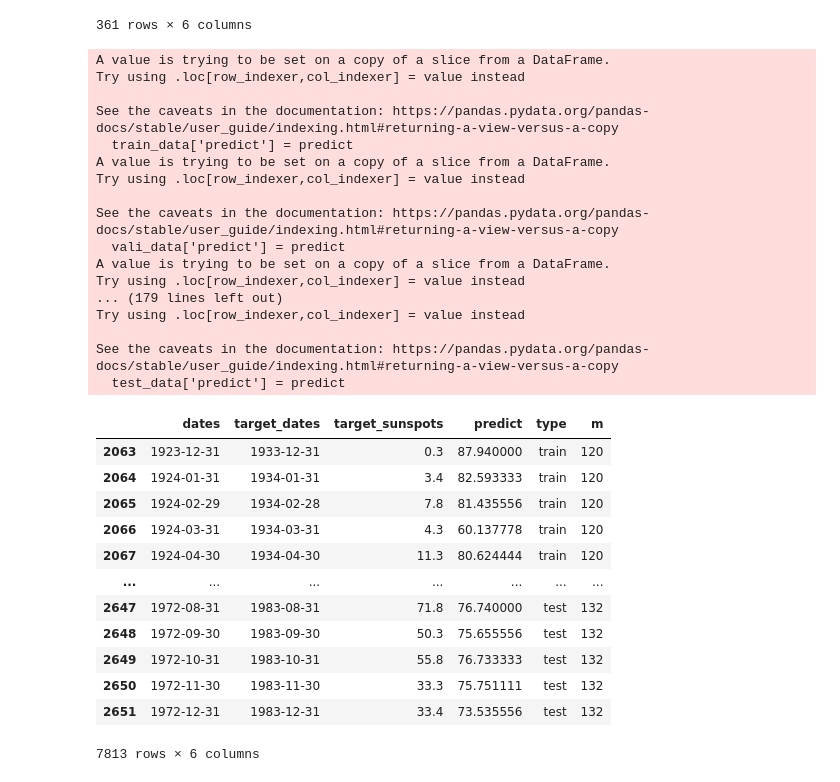
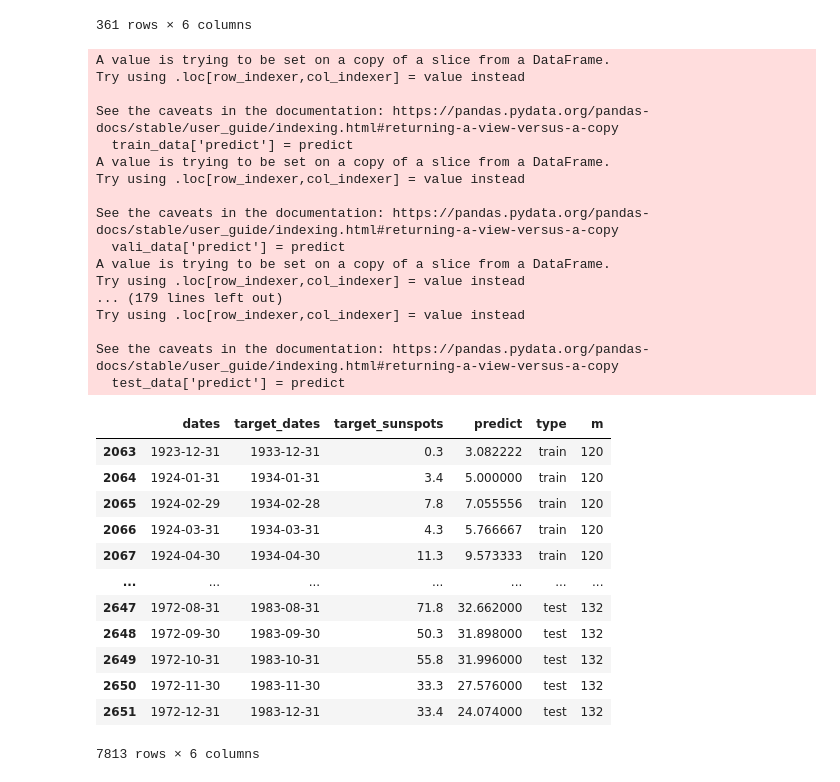
Before and after one commit to ambroselin0/python_learn, a Jupyter notebook: project/random_forest.ipynb, the cells around one changed output. Drawn from its saved outputs; the diff is of its cells as text; code cells hidden in the pictures.

```diff
--- a/project/random_forest.ipynb
+++ b/project/random_forest.ipynb
@@ -157,6 +157,7 @@ for j in tqdm(range(120, 133)):
     train_data, vali_data = next(data_split)
     train_data, vali_data, test_data = split_data(data)
     rf = RandomForestRegressor(n_jobs=6, n_estimators=n_estimators, max_depth=max_depth, criterion=criterion)
+    train_x, train_y = make_x_y(train_data)
     rf.fit(X=train_x, y=train_y)
     predict = rf.predict(train_x)
     train_data['predict'] = predict
@@ -173,44 +174,44 @@ for j in tqdm(range(120, 133)):
     results.append(vali_data)
     test_x, test_y = make_x_y(test_data)
     predict = rf.predict(test_x)
     test_data['predict'] = predict
     test_data = test_data[['dates', 'target_dates', 'target_sunspots', 'predict']].copy(deep=True)
     test_data['type'] = 'test'
     test_data['m'] = j
     results.append(test_data)
 
 results = pd.concat(results)
 results
 # %% [output]
 A value is trying to be set on a copy of a slice from a DataFrame.
 Try using .loc[row_indexer,col_indexer] = value instead
 
 See the caveats in the documentation: https://pandas.pydata.org/pandas-docs/stable/user_guide/indexing.html#returning-a-view-versus-a-copy
   train_data['predict'] = predict
 A value is trying to be set on a copy of a slice from a DataFrame.
 Try using .loc[row_indexer,col_indexer] = value instead
 
 See the caveats in the documentation: https://pandas.pydata.org/pandas-docs/stable/user_guide/indexing.html#returning-a-view-versus-a-copy
   vali_data['predict'] = predict
 A value is trying to be set on a copy of a slice from a DataFrame.
 Try using .loc[row_indexer,col_indexer] = value instead
 ... (179 lines left out)
 Try using .loc[row_indexer,col_indexer] = value instead
 
 See the caveats in the documentation: https://pandas.pydata.org/pandas-docs/stable/user_guide/indexing.html#returning-a-view-versus-a-copy
   test_data['predict'] = predict
 |  | dates | target_dates | target_sunspots | predict | type | m |
-| 2063 | 1923-12-31 | 1933-12-31 | 0.3 | 87.940000 | train | 120 |
-| 2064 | 1924-01-31 | 1934-01-31 | 3.4 | 82.593333 | train | 120 |
-| 2065 | 1924-02-29 | 1934-02-28 | 7.8 | 81.435556 | train | 120 |
-| 2066 | 1924-03-31 | 1934-03-31 | 4.3 | 60.137778 | train | 120 |
-| 2067 | 1924-04-30 | 1934-04-30 | 11.3 | 80.624444 | train | 120 |
+| 2063 | 1923-12-31 | 1933-12-31 | 0.3 | 3.082222 | train | 120 |
+| 2064 | 1924-01-31 | 1934-01-31 | 3.4 | 5.000000 | train | 120 |
+| 2065 | 1924-02-29 | 1934-02-28 | 7.8 | 7.055556 | train | 120 |
+| 2066 | 1924-03-31 | 1934-03-31 | 4.3 | 5.766667 | train | 120 |
+| 2067 | 1924-04-30 | 1934-04-30 | 11.3 | 9.573333 | train | 120 |
 | ... | ... | ... | ... | ... | ... | ... |
-| 2647 | 1972-08-31 | 1983-08-31 | 71.8 | 76.740000 | test | 132 |
-| 2648 | 1972-09-30 | 1983-09-30 | 50.3 | 75.655556 | test | 132 |
-| 2649 | 1972-10-31 | 1983-10-31 | 55.8 | 76.733333 | test | 132 |
-| 2650 | 1972-11-30 | 1983-11-30 | 33.3 | 75.751111 | test | 132 |
-| 2651 | 1972-12-31 | 1983-12-31 | 33.4 | 73.535556 | test | 132 |
+| 2647 | 1972-08-31 | 1983-08-31 | 71.8 | 32.662000 | test | 132 |
+| 2648 | 1972-09-30 | 1983-09-30 | 50.3 | 31.898000 | test | 132 |
+| 2649 | 1972-10-31 | 1983-10-31 | 55.8 | 31.996000 | test | 132 |
+| 2650 | 1972-11-30 | 1983-11-30 | 33.3 | 27.576000 | test | 132 |
+| 2651 | 1972-12-31 | 1983-12-31 | 33.4 | 24.074000 | test | 132 |
 7813 rows × 6 columns
 # %%
 for m, single_result in results.groupby('m'):
```
Also changed, not shown: parts of 5 cells of this notebook.
